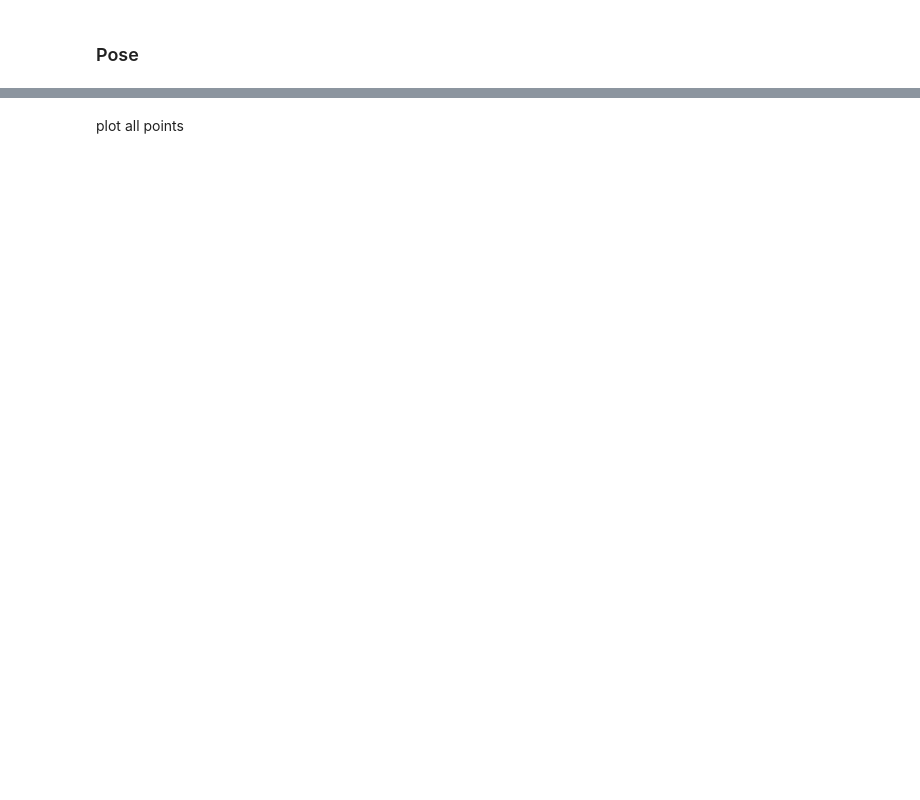
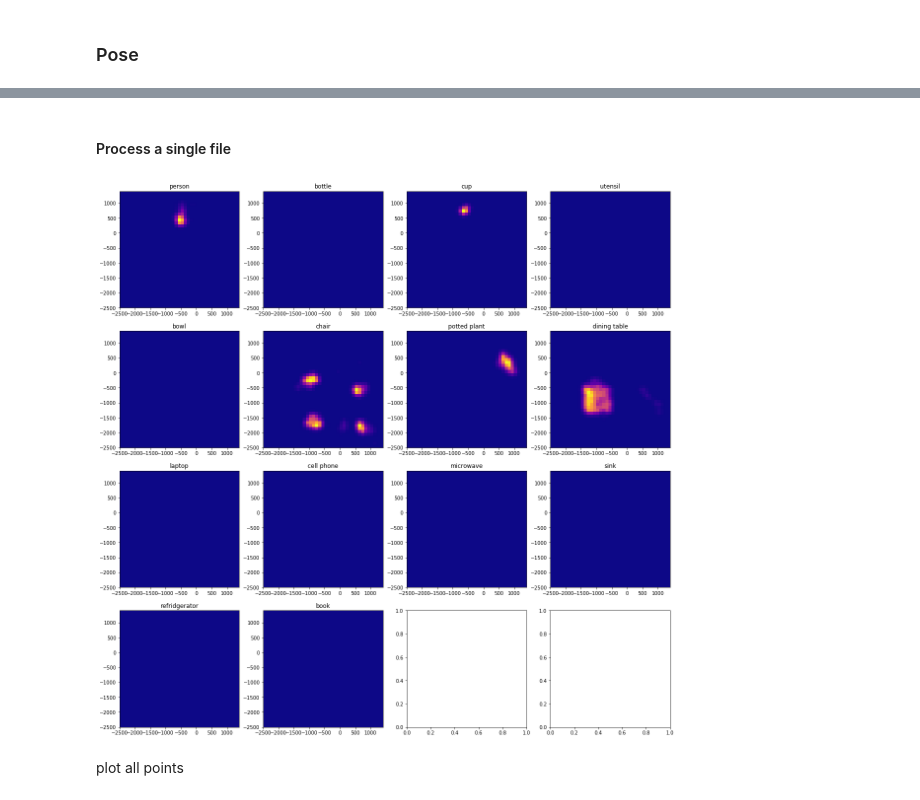
Before and after one commit to haruishi43/action_mapping, a Jupyter notebook: notebook/event_map.ipynb, the cells around one changed output, grey strips where cells are left out. Cells and saved outputs as stored; diff of their text form; code cells hidden in the pictures; blank space fills up the shorter version.

```diff
--- a/notebook/event_map.ipynb
+++ b/notebook/event_map.ipynb
@@ -216,2 +311,65 @@ FigureCanvasNbAgg()
+# %%
+def process_object(points):
+    points = np.rollaxis(points, 1)
+    H = single_histogram(points, xedges, yedges)
+    return H
+# %% [markdown]
+#### Process a single file
+# %%
+file = files[11]
+
+# get masks
+filename = os.path.join(manager.get_clip_directory(clip), file)
+_, masks = poses_masks_from_npz(filename)
+
+# Figure for visualization
+rows = 3
+fig, axs = plt.subplots(rows+1, len(eventmap_object_dict)//rows,
+                        figsize=(20, 20), facecolor='w', edgecolor='k')
+# fig.subplots_adjust(hspace = .5, wspace=.001)
+axs = axs.ravel()
+axs_index = 0
+
+colormap = 'plasma'
+X, Y = np.meshgrid(xedges, yedges)
+
+single_object_averages = {}
+
+# initialize pose averages
+for name, value in eventmap_object_dict.items():
+    points = np.empty((3, 1))
+    points[:] = np.nan
+
+    H = single_histogram(points, xedges, yedges)
+
+    single_object_averages[name] = H
+
+
+# get data
+for mask in masks:
+
+    object_id = int(mask.split('_')[0])
+
+    for object_name, object_ids in eventmap_object_dict.items():
+        if object_id in object_ids:
+            mask = masks[mask]
+
+            H = process_object(mask)
+
+            single_object_averages[object_name] += H
+
+
+# plot
+for name, H in single_object_averages.items():
+    if H.max() != 0:
+        H = H/H.max()
+    axs[axs_index].pcolormesh(X, Y, H, cmap=colormap, vmin=0.0, vmax=1.0)
+    axs[axs_index].set_title(name)
+    axs_index += 1
+
+# save fig
+fig.savefig('object_plots.png', dpi=fig.dpi)
+# %% [output]
+[figure, added]
 # %% [markdown]
 plot all points
```
Also changed, not shown: parts of 47 cells of this notebook, 19 other files.
